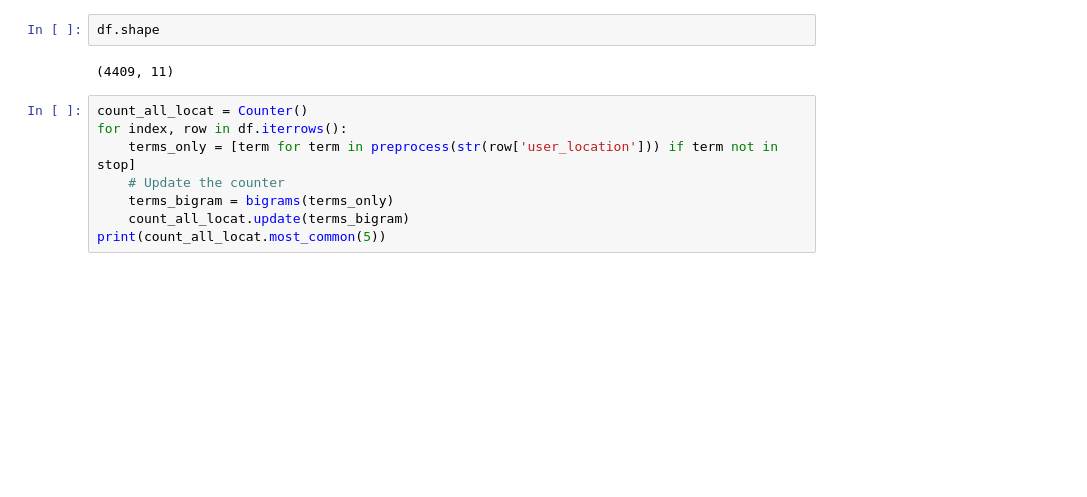
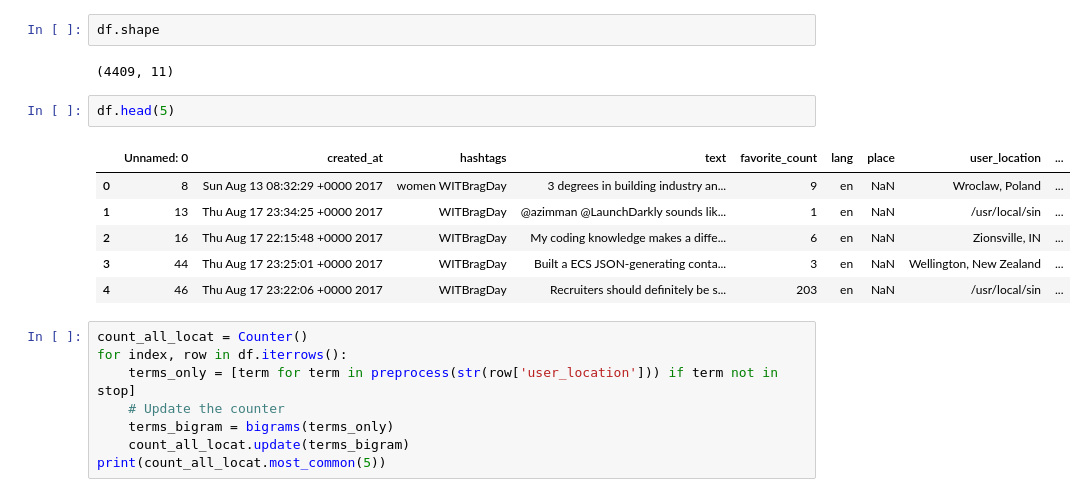
Before and after one commit to rupeshbasnet/twitter-data-vis, a Jupyter notebook: Twitter_Data_Extraction/Tweets_Preprocessing_Test.ipynb, the cells around one changed output. Saved outputs shown, nothing was run; the diff lists cells and outputs as text; blank space fills up the shorter version.

```diff
--- a/Twitter_Data_Extraction/Tweets_Preprocessing_Test.ipynb
+++ b/Twitter_Data_Extraction/Tweets_Preprocessing_Test.ipynb
@@ -382,6 +390,15 @@ count_all_bigram.most_common(20)
 df.shape
 # %% [output]
 (4409, 11)
+# %%
+df.head(5)
+# %% [output]
+|  | Unnamed: 0 | created_at | hashtags | text | favorite_count | lang | place | user_location | ... |
+| 0 | 8 | Sun Aug 13 08:32:29 +0000 2017 | women WITBragDay | 3 degrees in building industry an... | 9 | en | NaN | Wroclaw, Poland | ... |
+| 1 | 13 | Thu Aug 17 23:34:25 +0000 2017 | WITBragDay | @azimman @LaunchDarkly sounds lik... | 1 | en | NaN | /usr/local/sin | ... |
+| 2 | 16 | Thu Aug 17 22:15:48 +0000 2017 | WITBragDay | My coding knowledge makes a diffe... | 6 | en | NaN | Zionsville, IN | ... |
+| 3 | 44 | Thu Aug 17 23:25:01 +0000 2017 | WITBragDay | Built a ECS JSON-generating conta... | 3 | en | NaN | Wellington, New Zealand | ... |
+| 4 | 46 | Thu Aug 17 23:22:06 +0000 2017 | WITBragDay | Recruiters should definitely be s... | 203 | en | NaN | /usr/local/sin | ... |
 # %%
 count_all_locat = Counter()
 for index, row in df.iterrows():
```
Also changed, not shown: parts of 15 cells of this notebook.
